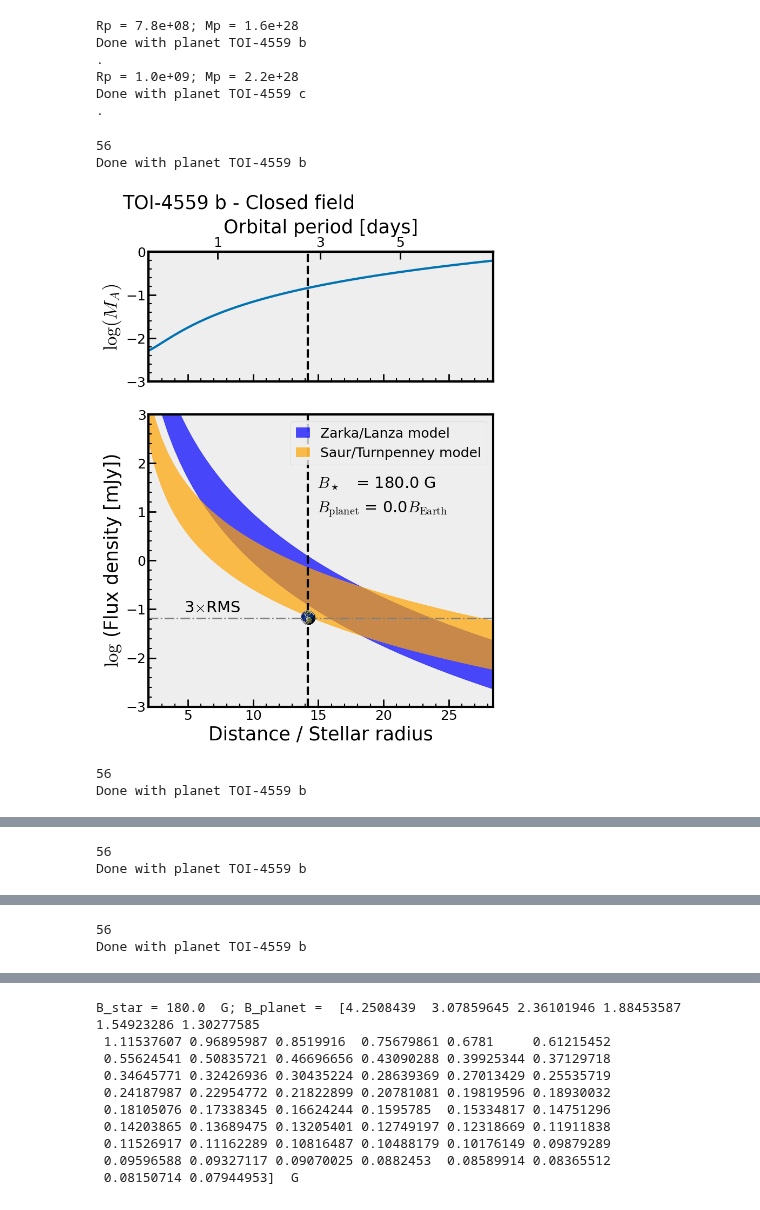
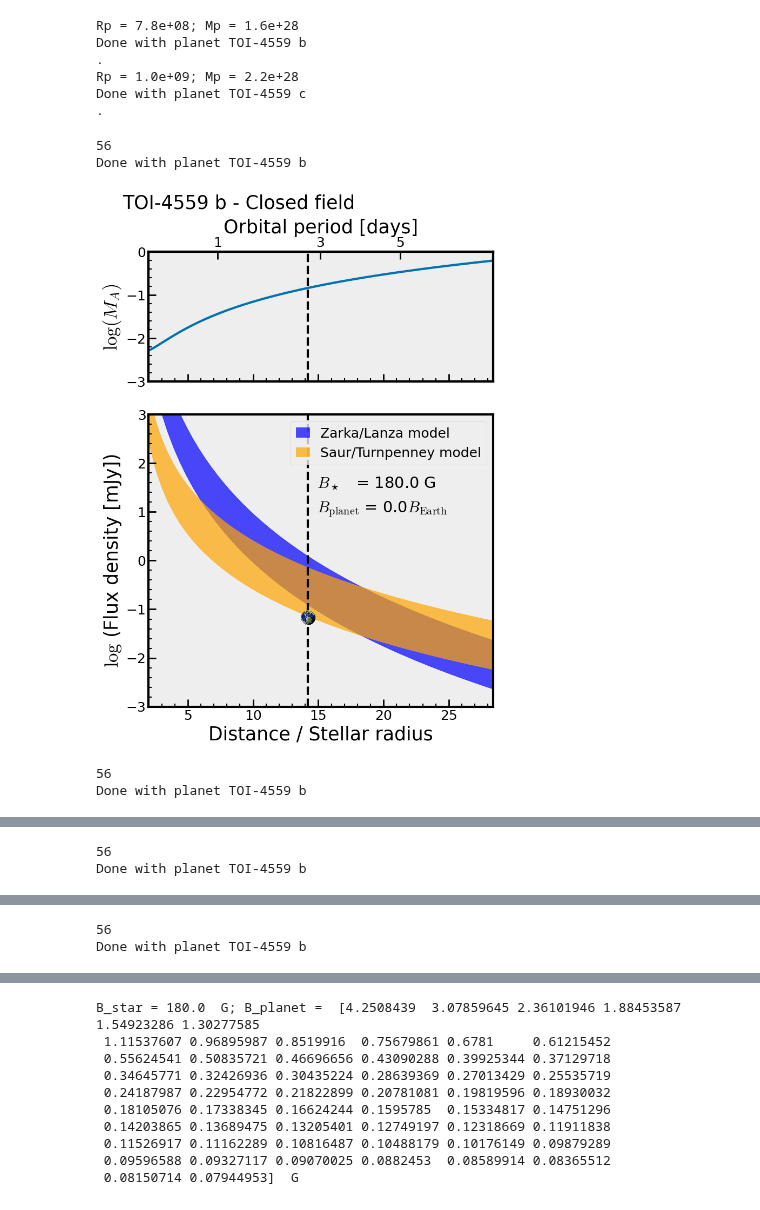
Before and after one commit to mapereztorres/spirou, a Jupyter notebook: SPI.ipynb, the cells around one changed output, grey strips where cells are left out. Saved outputs shown, nothing was run; the diff lists cells and outputs as text; code cells hidden in the pictures.

Commit message:
if draw_rms added for earth plot

```diff
--- a/SPI.ipynb
+++ b/SPI.ipynb
@@ -659,10 +659,12 @@ for indi in star_array:
             ax2.set_ylabel(r"${\rm log}$ (Flux density [mJy])")
 
             # draw 3*rms upper limit
-            ax2.axhline(y=np.log10(3*rms), ls='-.', color='grey', lw=2)
-            xpos = d_orb_max/6
-            ypos = np.log10(4*rms)
-            ax2.text(x=xpos,y=ypos,s=r"3$\times$RMS",fontsize='small')
+            draw_rms = 0
+            if draw_rms:
+                ax2.axhline(y=np.log10(3*rms), ls='-.', color='grey', lw=2)
+                xpos = d_orb_max/6
+                ypos = np.log10(4*rms)
+                ax2.text(x=xpos,y=ypos,s=r"3$\times$RMS",fontsize='small')
 
             ax1.plot([xmin, xmax],[22,22],'k--') # This line needs to be modified to take into account different
             ax2.legend(loc=1)
@@ -671,7 +673,6 @@ for indi in star_array:
             paths = ['./pics/earth.png']
             x = [r_orb/R_star]
             y = [np.log10(3*rms)]
-            # Do not draw planet for the moment
             for x0, y0, path in zip(x, y, paths):
                 ab_earth = AnnotationBbox(getImage(path), (x0, y0), frameon=False)
                 ax2.add_artist(ab_earth)
@@ -716,33 +717,33 @@ for indi in star_array:
             if output:
                 common_string = str(B_star)+"G"+"-Bplanet"+str(Bp[loc_pl])+"G"
                 if open_field:
                     ax1.text(x=0, y=1, s= Exoplanet + " - Open field")
                     out = Exoplanet + "-Open-Bstar"+ common_string
                 else:
                     ax1.text(x=0, y=1, s= Exoplanet + " - Closed field")
                     out = Exoplanet + "-Closed-Bstar"+ common_string
 
                 outfilePDF = os.path.join(outdir, outfile+".pdf")
                 plt.savefig(outfilePDF)
                 plt.close()
             else:
                 plt.show()
 
 
 
             outfileTXT = os.path.join(outdir, outfile+'.txt')
             with open(outfileTXT, 'w') as f:
                 f.write('# INPUT PARAMETERS:  ########\n')
                 #f.write('B_star = {0:.0f} G; B_planet = {1:.0f} G\n'.format(B_star, Bp[loc_pl]))
                 f.write('T_corona = {0:.0e} K\n'.format(T_corona))
                 f.write('Stellar wind particle density at the base = {0:.0e} cm-3\n\n'.format(n_sw_base))
                 f.write('# OUTPUT PARAMETERS: ########\n')
                 f.write('ECMI freq (fundamental) = {0:.0f} MHz\n'.format(gyrofreq/1e6))
                 f.write('Flux_ST: ({0}, {1}) mJy\n'.format(Flux_r_S_min[loc_pl], Flux_r_S_max[loc_pl]))
                 f.write('Flux_ZL: ({0}, {1}) mJy\n'.format(Flux_r_S_ZL_min[loc_pl], Flux_r_S_ZL_max[loc_pl]))
 # %% [output]
 56
 Done with planet TOI-4559 b
-[figure, old version]
+[figure, new version]
 56
 Done with planet TOI-4559 b
```
Also changed, not shown: parts of 1 cell of this notebook.
